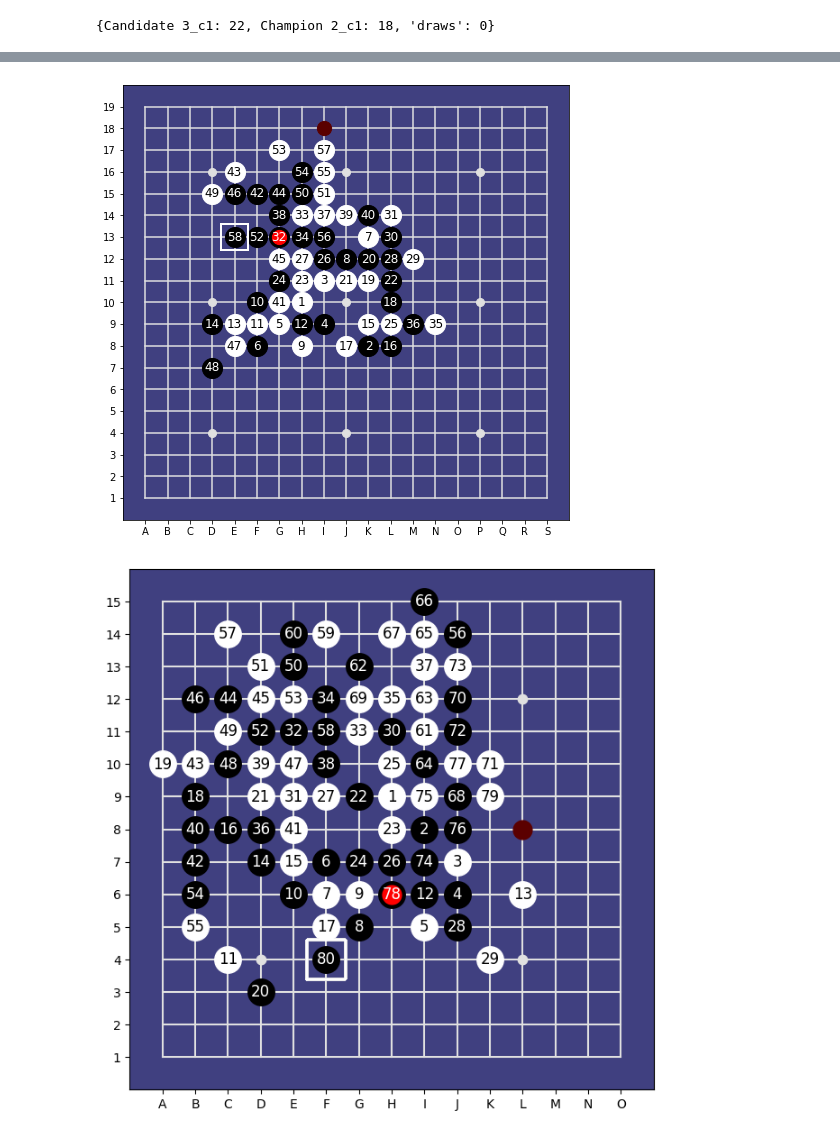
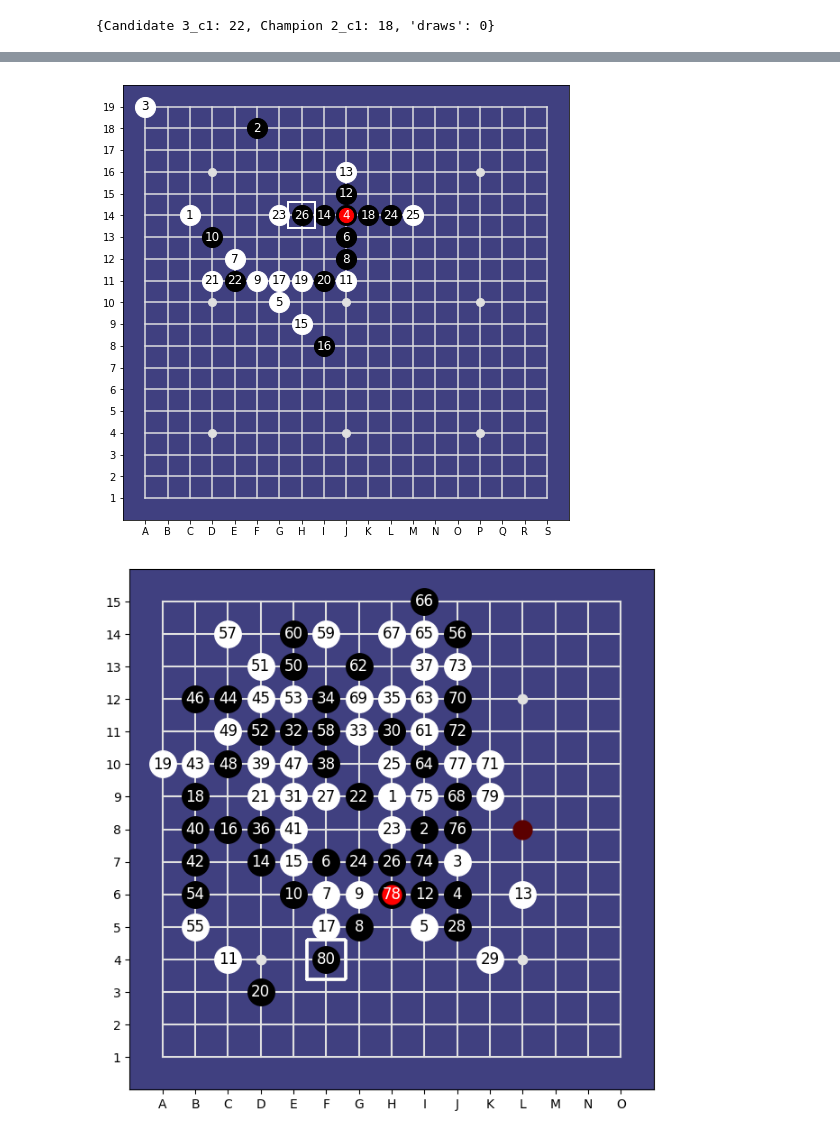
Before and after one commit to Project-Ellie/DeepGomoku, a Jupyter notebook: notebooks/Arena.ipynb, the cells around one changed output, grey strips where cells are left out. Cells and saved outputs as stored; diff of their text form; code cells hidden in the pictures.

```diff
--- a/notebooks/Arena.ipynb
+++ b/notebooks/Arena.ipynb
@@ -8,20 +8,21 @@ from aegomoku.interfaces import MctsParams, PolicyParams
 from aegomoku.gomoku_players import PolicyAdvisedGraphSearchPlayer
 from pathlib import Path
 # %%
-from aegomoku.gomoku_game import RandomBoardInitializer
+from aegomoku.gomoku_game import RandomBoardInitializer, TopoSwap2BoardInitializer
 from aegomoku.policies.topological_value import TopologicalValuePolicy
 
 BOARD_SIZE = 19
-rbi = RandomBoardInitializer(BOARD_SIZE, 4, 8, 10, 8, 10)
-the_game = GomokuGame(board_size=BOARD_SIZE, initializer=rbi)
+# initializer = RandomBoardInitializer(BOARD_SIZE, 4, 8, 10, 8, 10)
+initializer = TopoSwap2BoardInitializer(BOARD_SIZE)
+the_game = GomokuGame(board_size=BOARD_SIZE, initializer=initializer)
 
 model_file = Path.home() / "workspace" / "Project-Ellie" / "DATA" / 'models' / '2_c1.model'
-mcts_champion = MctsParams(cpuct=4.0, temperature=0, num_simulations=400)
+mcts_champion = MctsParams(cpuct=4.0, temperature=0, num_simulations=200)
 policy_champion = PolicyParams(model_file_name=model_file, advice_cutoff=.01)
 player1 = PolicyAdvisedGraphSearchPlayer("Champion 2_c1", the_game, mcts_champion, policy_champion)
 
 model_file = Path.home() / "workspace" / "Project-Ellie" / "DATA" / 'models' / '3_c2.model'
-mcts_challenger = MctsParams(cpuct=4.0, temperature=0, num_simulations=400)
+mcts_challenger = MctsParams(cpuct=4.0, temperature=0, num_simulations=200)
 policy_challenger = PolicyParams(model_file_name=model_file, advice_cutoff=.01)
 player2 = PolicyAdvisedGraphSearchPlayer("Candidate 3_c2", the_game, mcts_challenger, policy_challenger)
 
@@ -77,12 +88,12 @@ n = 0
 # %%
 from aegomoku.policies.heuristic_policy import HeuristicPolicy
 from aegomoku.utils import analyse_board
-moves = arena.games[n]
+moves = arena.board.stones
 heuristics = HeuristicPolicy(BOARD_SIZE, cut_off=0.1)
-analyse_board(BOARD_SIZE, moves, heuristics, disp_width=8)
+analyse_board(BOARD_SIZE, arena.games[1], heuristics, disp_width=8)
 n += 1
 # %% [output]
-[figure, old version]
+[figure, new version]
 # %%
 from aegomoku.policies.heuristic_policy import HeuristicPolicy
 from aegomoku.utils import analyse_board
```
Also changed, not shown: parts of 5 cells of this notebook, 12 other files.
